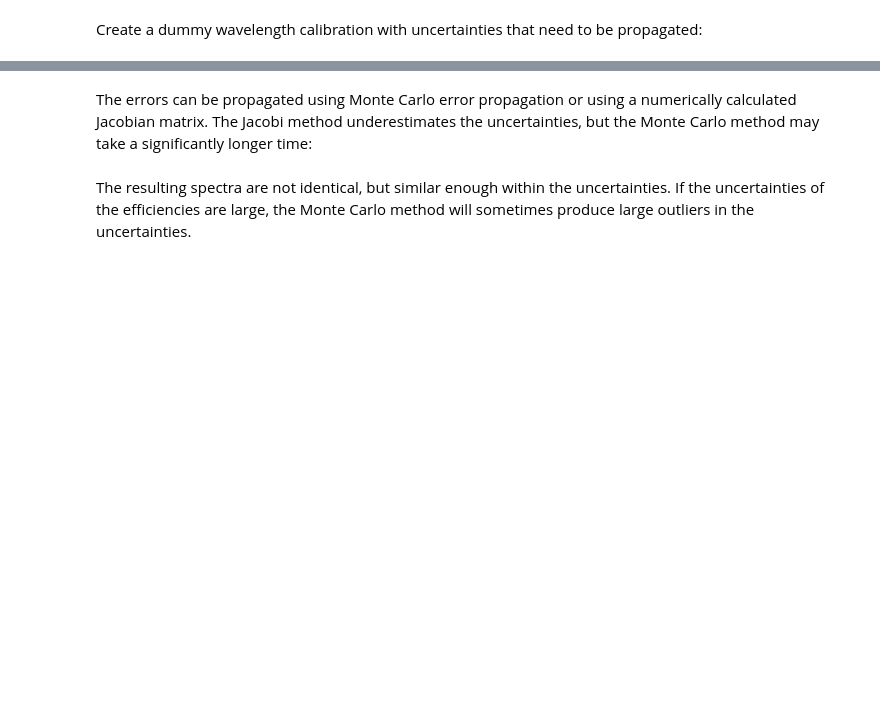
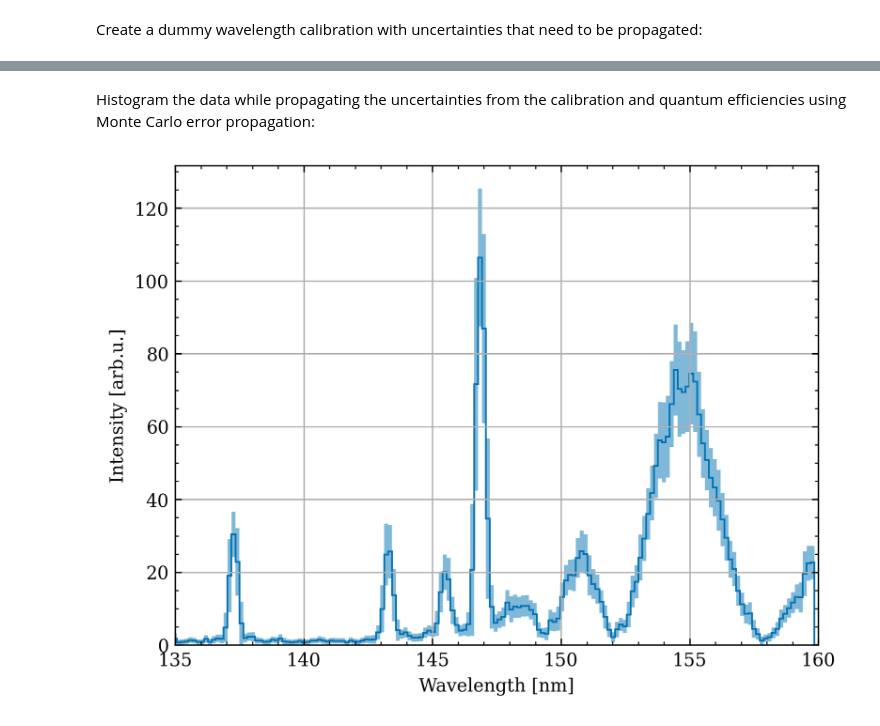
Before and after one commit to adryyan/agepy, a Jupyter notebook: docs/_notebooks/photon_spectrum.ipynb, the cells around one changed output, grey strips where cells are left out. Cells and saved outputs as stored; diff of their text form; code cells hidden in the pictures; blank space fills up the shorter version.

Commit message:
Cleaned spectrum

```diff
--- a/docs/_notebooks/photon_spectrum.ipynb
+++ b/docs/_notebooks/photon_spectrum.ipynb
@@ -9,7 +9,7 @@ ageplot.use("age")
 # %% [markdown]
 Create an anode instance corresponding to the detector type and pass the rotation.
 # %%
-anode = DldAnodeUVW(-98.8)
+anode = DldAnodeUVW(-97.8)
 # %% [markdown]
 Load the data from the h5 file. Pass the correct h5 paths to the raw
 data and if applicable the paths to recorded normalization data
@@ -59,14 +73,12 @@ xedges = np.histogram([], bins=256, range=(a0[0], a0[0] + a1[0]))[1]
-# %% [markdown]
-The errors can be propagated using Monte Carlo error propagation or
-using a numerically calculated Jacobian matrix. The Jacobi method
-underestimates the uncertainties, but the Monte Carlo method may take
-a significantly longer time:
+# %% [markdown]
+Histogram the data while propagating the uncertainties from the calibration
+and quantum efficiencies using Monte Carlo error propagation:
 # %%
-#%%timeit
-spec_jacobi, jacobi_errors = spectrum.spectrum(
-    xedges,
-    roi = roi,
-    qeff = (qeff_val, qeff_err, qeff_x),
-    calib = calib,
-    uncertainties = "gauss",
+spec, err, edges = spectrum.spectrum(
+    256,
+    roi=roi,
+    qeff=(qeff_val, qeff_err, qeff_x),
+    calib=calib,
+    uncertainties="montecarlo",
+    mc_samples=10000,
 )
@@ -83,18 +85,10 @@ spec_mc, mc_errors = spectrum.spectrum(
-# %% [markdown]
-The resulting spectra are not identical, but similar enough within the
-uncertainties. If the uncertainties of the efficiencies are large, the
-Monte Carlo method will sometimes produce large outliers in the
-uncertainties.
 # %%
-fig, ax = plt.subplots(2, 1, sharex=True)
-ax[0].stairs(spec_jacobi, xedges, color=ageplot.colors[0], label="Jacobi")
-ax[0].stairs(spec_jacobi + jacobi_errors, xedges, baseline=spec_jacobi - jacobi_errors, color=ageplot.colors[0], fill=True, alpha=0.5)
-ax[1].stairs(spec_mc, xedges, color=ageplot.colors[1], label="Monte Carlo")
-ax[1].stairs(spec_mc + mc_errors, xedges, baseline=spec_mc - mc_errors, color=ageplot.colors[1], fill=True, alpha=0.5)
-ax[1].set_xlim(135, 160)
-ax[1].set_xlabel("Wavelength [nm]")
-ax[0].set_ylabel("Intensity [arb.u.]")
-ax[1].set_ylabel("Intensity [arb.u.]")
-ax[0].legend()
-ax[1].legend()
+fig, ax = plt.subplots()
+ax.stairs(spec, edges, color=ageplot.colors[0])
+ax.stairs(spec + err, edges, baseline=spec - err, color=ageplot.colors[0], fill=True, alpha=0.5)
+ax.set_xlim(135, 160)
+ax.set_xlabel("Wavelength [nm]")
+ax.set_ylabel("Intensity [arb.u.]")
 plt.show()
+# %% [output]
+[figure, added]
```
Also changed, not shown: parts of 8 cells of this notebook, 3 other files.
